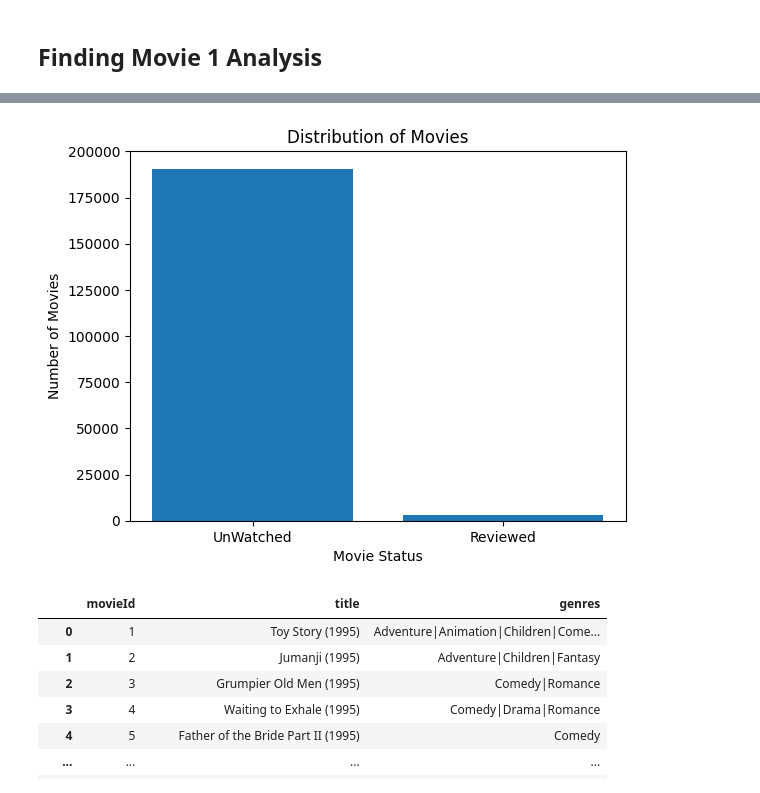
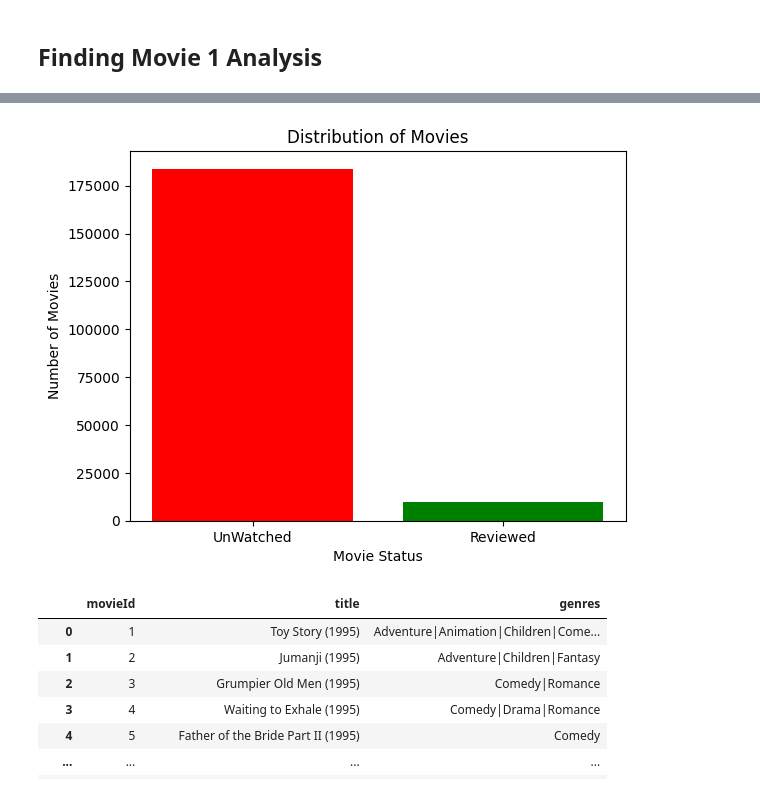
Before and after one commit to lakshya324/MLCOE-Task-1-EDA, a Jupyter notebook: Task1_1_Exploratory_Data_Analysis(EDA).ipynb, the cells around one changed output, grey strips where cells are left out. Drawn from its saved outputs; the diff is of its cells as text; code cells hidden in the pictures.

```diff
--- a/Task1_1_Exploratory_Data_Analysis(EDA).ipynb
+++ b/Task1_1_Exploratory_Data_Analysis(EDA).ipynb
@@ -36,6 +36,6 @@ imported_dataset
 | 100835 | 610 | 170875 | 3.0 | 1493846415 |
 100836 rows × 4 columns
 # %%
-dataset=np.array(imported_dataset,dtype='int')[:,:-1]
+dataset=np.array(imported_dataset)[:,:-1]
 dataset
 # %% [output]
@@ -48,0 +66,2 @@ array([[     1,      1,      4],
+# %%
+dataset=dataset.astype(int)
@@ -77,18 +101,16 @@ total_movies=int(max(dataset[:,1]))
 # User n-> | 4   2   1   0    0   4  ... upto m movies |
 #           __                                       __
 
-def convert(data:np.array)->list:
-  array=[]
+def convert(data):
+  array=np.empty((total_user,total_movies),dtype=int)
   for user in range(1,total_user+1):
-    reviewed_movies=data[:,1][data[:,0]==user] #contains all movies indexs which is reviewed by this user
-    user_ratings=data[:,2][data[:,0]==user] #contains all movies reviews which are given by this user
     ratings=np.zeros(total_movies)
-    ratings[reviewed_movies-1] =user_ratings
+    ratings[data[:,1][data[:,0]==user]-1] =data[:,2][data[:,0]==user]
     #accessing reviewed movies index and give its value.
     #{movies number start from 1 but rating start from 0.hence, doing reviewed_movies-1}
-    array.append(list(ratings))
+    array[user - 1] = ratings
 
-  return np.array(array,dtype='int')
+  return array
 # %%
 matrix=convert(dataset)
 # %%
@@ -114,16 +139,19 @@ plt.show()
 # %%
 rated_movie=0
 unwatched_movie=0
-highest_rating={0:[0,0],1:[0,0],2:[0,0],3:[0,0],4:[0,0],5:[0,0]}
+highest_rating={0:[0,0],1:[0,0],2:[0,0],3:[0,0],4:[0,0],5:[0,0],6:[0,0],7:[0,0],8:[0,0],9:[0,0],10:[0,0]}
+
 for i in range(total_movies):
-  rating=list(np.bincount(matrix[:,i]))
-  if len(rating)<6:
-    # print(f"{i+1} Movie : No one watch it")
-    unwatched_movie+=1
-  else:
-    print(f"{i+1} Movie : {rating}")
-    rated_movie+=1
-    for j in range(6):
-      if rating[j]>highest_rating[j][1]:
-        highest_rating[j]=[i+1,rating[j]]
+    rating=np.zeros(11,dtype=int)
+    a,b=np.unique(matrix[:,i],return_counts=True)
+    rating[a]=b
+    if len(a)==1 and b[0]==total_user:
+        # print(f"{i+1} Movie : No one watched it")
+        unwatched_movie+=1
+    else:
+        print(f"{i+1:7d} Movie : {rating}")
+        rated_movie+=1
+        for j in range(len(highest_rating)):
+            if rating[j]>highest_rating[j][1]:
+                highest_rating[j] = [i + 1, rating[j]]
 # %% [output]
@@ -147,11 +197,11 @@ for i in range(total_movies):
 # %%
-plt.bar(["UnWatched","Reviewed"],[unwatched_movie,rated_movie])
+plt.bar(["UnWatched","Reviewed"],[unwatched_movie,rated_movie],color=['r','g'])
 plt.title('Distribution of Movies')
 plt.xlabel('Movie Status')
 plt.ylabel('Number of Movies')
 plt.show()
 # %% [output]
-[figure, old version]
+[figure, new version]
 # %%
 #Importing Movies
 imported_movies=pd.read_csv('movies.csv')
```
Also changed, not shown: parts of 12 cells of this notebook.
